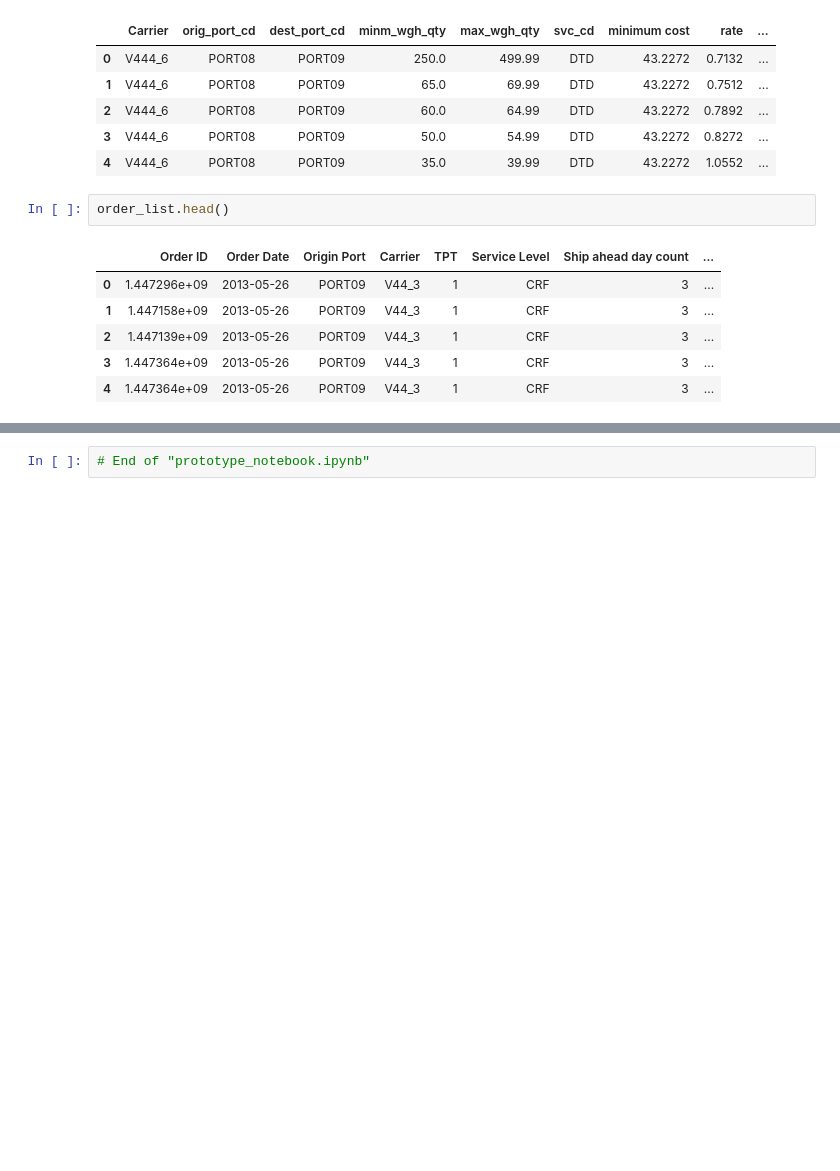
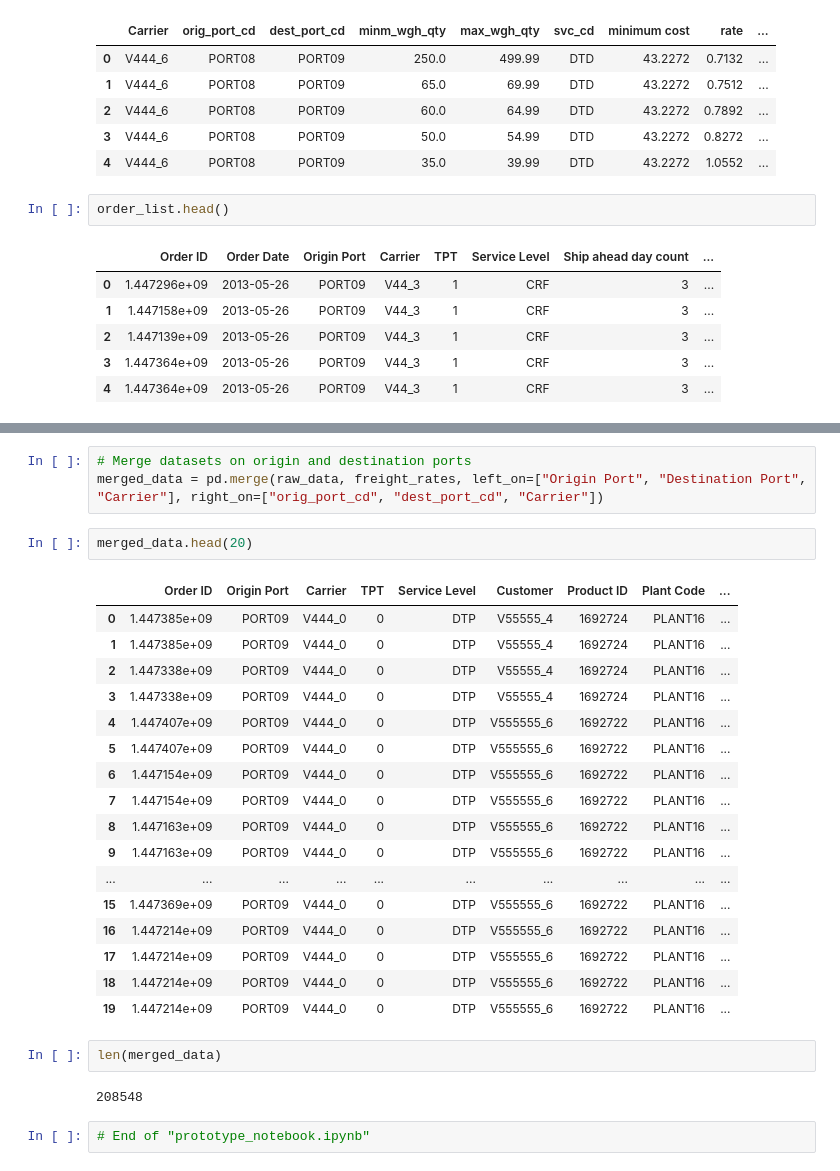
Before and after one commit to bravo-joe/supply-chain-optimization, a Jupyter notebook: notebooks/prototype_notebook.ipynb, the cells around one changed output, grey strips where cells are left out. Drawn from its saved outputs; the diff is of its cells as text; blank space fills up the shorter version.

```diff
--- a/notebooks/prototype_notebook.ipynb
+++ b/notebooks/prototype_notebook.ipynb
@@ -198,2 +426,29 @@ order_list.head()
+# %%
+# Merge datasets on origin and destination ports
+merged_data = pd.merge(raw_data, freight_rates, left_on=["Origin Port", "Destination Port", "Carrier"], right_on=["orig_port_cd", "dest_port_cd", "Carrier"])
+# %%
+merged_data.head(20)
+# %% [output]
+|  | Order ID | Origin Port | Carrier | TPT | Service Level | Customer | Product ID | Plant Code | ... |
+| 0 | 1.447385e+09 | PORT09 | V444_0 | 0 | DTP | V55555_4 | 1692724 | PLANT16 | ... |
+| 1 | 1.447385e+09 | PORT09 | V444_0 | 0 | DTP | V55555_4 | 1692724 | PLANT16 | ... |
+| 2 | 1.447338e+09 | PORT09 | V444_0 | 0 | DTP | V55555_4 | 1692724 | PLANT16 | ... |
+| 3 | 1.447338e+09 | PORT09 | V444_0 | 0 | DTP | V55555_4 | 1692724 | PLANT16 | ... |
+| 4 | 1.447407e+09 | PORT09 | V444_0 | 0 | DTP | V555555_6 | 1692722 | PLANT16 | ... |
+| 5 | 1.447407e+09 | PORT09 | V444_0 | 0 | DTP | V555555_6 | 1692722 | PLANT16 | ... |
+| 6 | 1.447154e+09 | PORT09 | V444_0 | 0 | DTP | V555555_6 | 1692722 | PLANT16 | ... |
+| 7 | 1.447154e+09 | PORT09 | V444_0 | 0 | DTP | V555555_6 | 1692722 | PLANT16 | ... |
+| 8 | 1.447163e+09 | PORT09 | V444_0 | 0 | DTP | V555555_6 | 1692722 | PLANT16 | ... |
+| 9 | 1.447163e+09 | PORT09 | V444_0 | 0 | DTP | V555555_6 | 1692722 | PLANT16 | ... |
+| ... | ... | ... | ... | ... | ... | ... | ... | ... | ... |
+| 15 | 1.447369e+09 | PORT09 | V444_0 | 0 | DTP | V555555_6 | 1692722 | PLANT16 | ... |
+| 16 | 1.447214e+09 | PORT09 | V444_0 | 0 | DTP | V555555_6 | 1692722 | PLANT16 | ... |
+| 17 | 1.447214e+09 | PORT09 | V444_0 | 0 | DTP | V555555_6 | 1692722 | PLANT16 | ... |
+| 18 | 1.447214e+09 | PORT09 | V444_0 | 0 | DTP | V555555_6 | 1692722 | PLANT16 | ... |
+| 19 | 1.447214e+09 | PORT09 | V444_0 | 0 | DTP | V555555_6 | 1692722 | PLANT16 | ... |
+# %%
+len(merged_data)
+# %% [output]
+208548
 # %%
 # End of "prototype_notebook.ipynb"
```
Also changed, not shown: parts of 22 cells of this notebook, 1 other file.
